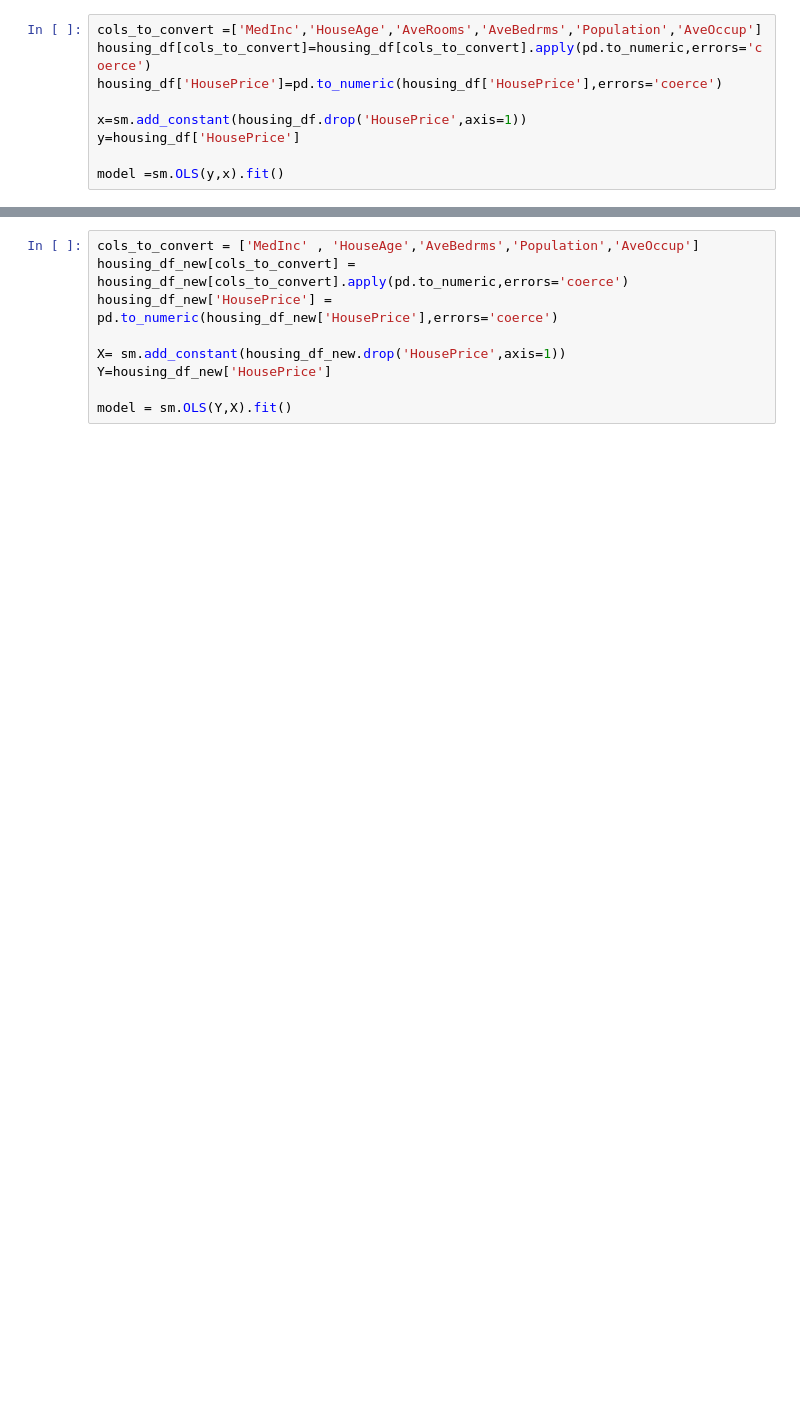
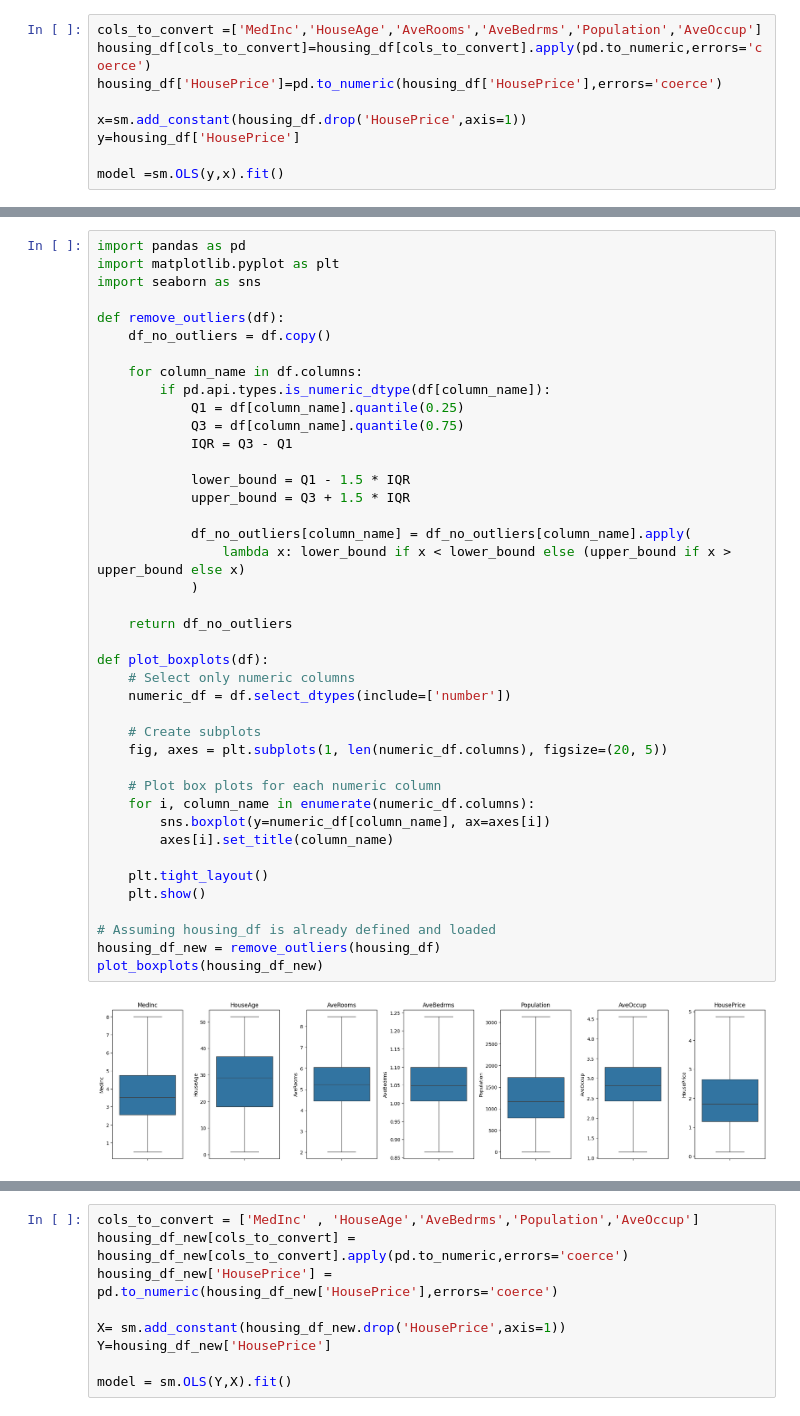
Before and after one commit to amyaby/Machine-learning, a Jupyter notebook: linear_Regression.ipynb, the cells around one changed output, grey strips where cells are left out. Cells and saved outputs as stored; diff of their text form; blank space fills up the shorter version.

```diff
--- a/LinearRegression.ipynb
+++ b/linear_Regression.ipynb
@@ -131,0 +183,43 @@ model =sm.OLS(y,x).fit()
+# %%
+import pandas as pd
+import matplotlib.pyplot as plt
+import seaborn as sns
+
+def remove_outliers(df):
+    df_no_outliers = df.copy()
+
+    for column_name in df.columns:
+        if pd.api.types.is_numeric_dtype(df[column_name]):
+            Q1 = df[column_name].quantile(0.25)
+            Q3 = df[column_name].quantile(0.75)
+            IQR = Q3 - Q1
+
+            lower_bound = Q1 - 1.5 * IQR
+            upper_bound = Q3 + 1.5 * IQR
+
+            df_no_outliers[column_name] = df_no_outliers[column_name].apply(
+                lambda x: lower_bound if x < lower_bound else (upper_bound if x > upper_bound else x)
+            )
+
+    return df_no_outliers
+
+def plot_boxplots(df):
+    # Select only numeric columns
+    numeric_df = df.select_dtypes(include=['number'])
+
+    # Create subplots
+    fig, axes = plt.subplots(1, len(numeric_df.columns), figsize=(20, 5))
+
+    # Plot box plots for each numeric column
+    for i, column_name in enumerate(numeric_df.columns):
+        sns.boxplot(y=numeric_df[column_name], ax=axes[i])
+        axes[i].set_title(column_name)
+
+    plt.tight_layout()
+    plt.show()
+
+# Assuming housing_df is already defined and loaded
+housing_df_new = remove_outliers(housing_df)
+plot_boxplots(housing_df_new)
+# %% [output]
+[figure, added]
```
Also changed, not shown: parts of 13 cells of this notebook.
